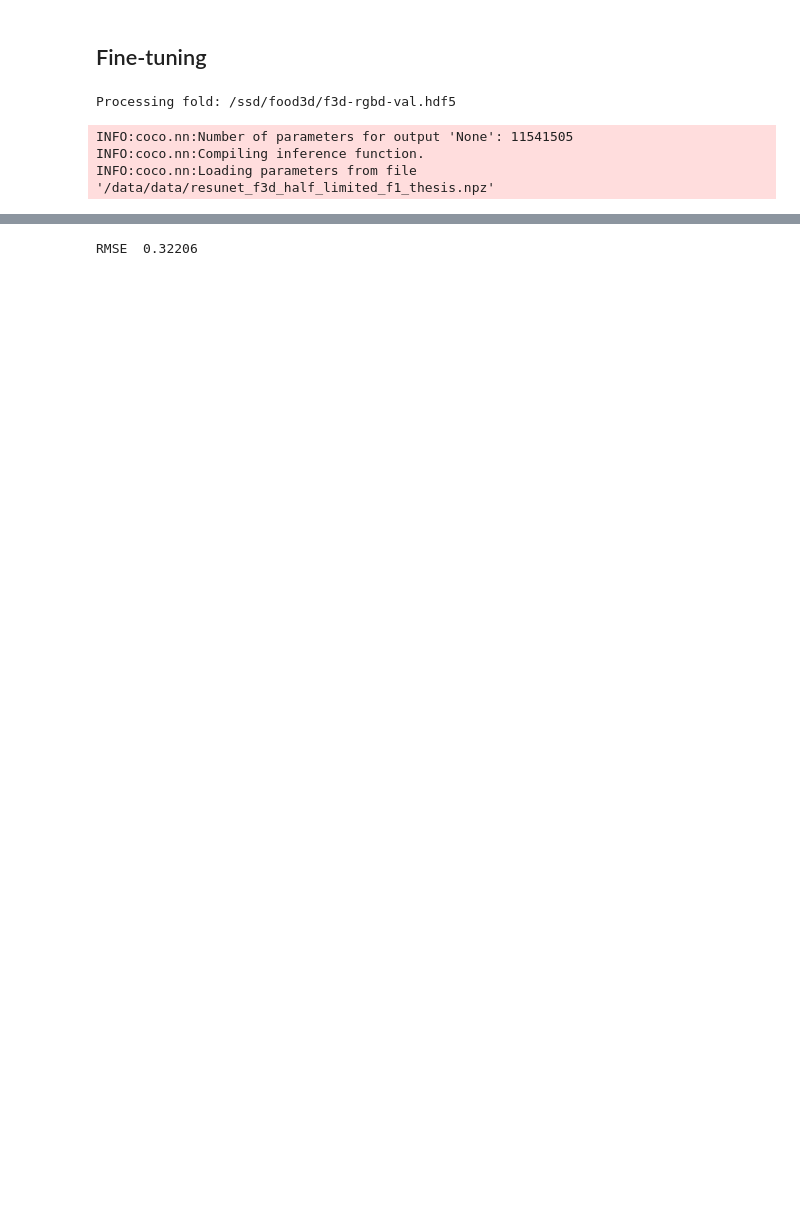
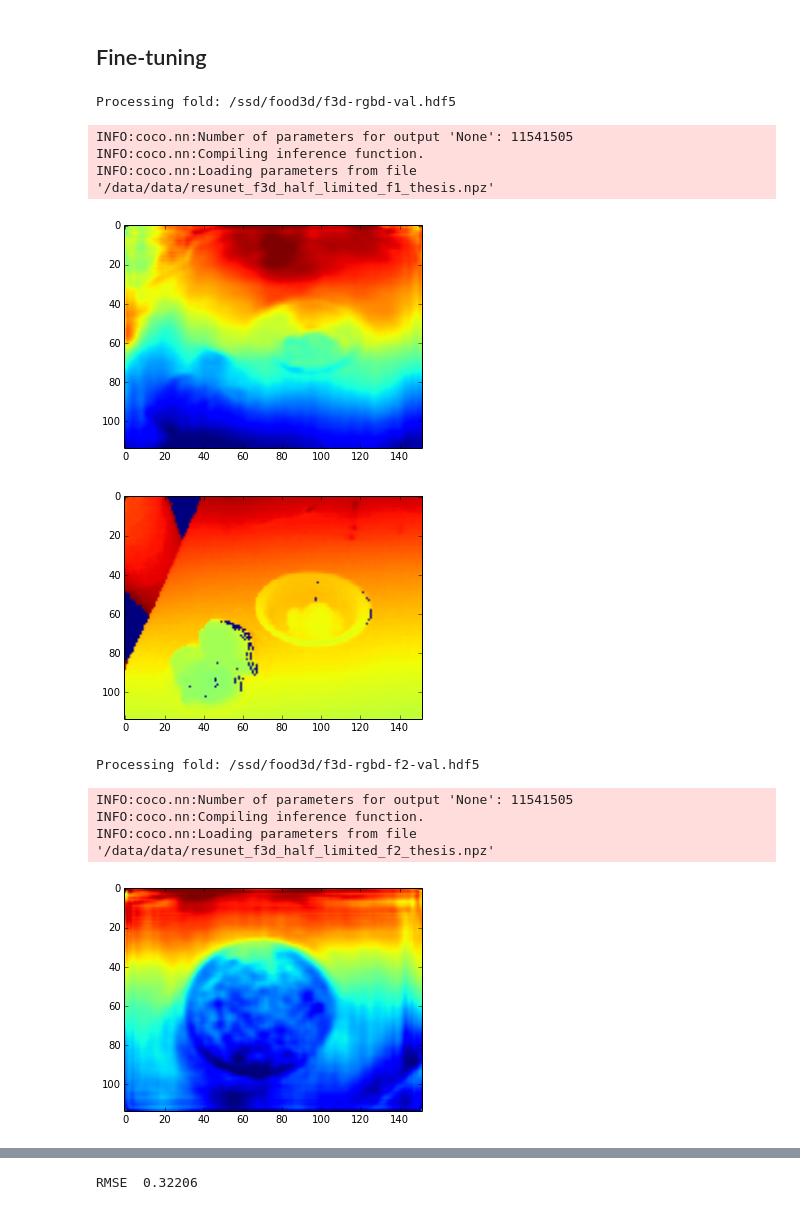
Before and after one commit to sebastian-schlecht/coco, a Jupyter notebook: experiments/evaluate_experiments.ipynb, the cells around one changed output, grey strips where cells are left out. Saved outputs shown, nothing was run; the diff lists cells and outputs as text; code cells hidden in the pictures; blank space fills up the shorter version.

Commit message:
Thesis - first eval notebook

```diff
--- a/experiments/evaluate_experiments.ipynb
+++ b/experiments/evaluate_experiments.ipynb
@@ -192,7 +192,8 @@ val
 ## Fine-tuning
 # %%
 folds = [
-    ("/data/data/resunet_f3d_half_limited_f1_thesis.npz", '/ssd/food3d/f3d-rgbd-val.hdf5')
+    ("/data/data/resunet_f3d_half_limited_f1_thesis.npz", '/ssd/food3d/f3d-rgbd-val.hdf5'),
+    ("/data/data/resunet_f3d_half_limited_f2_thesis.npz", '/ssd/food3d/f3d-rgbd-f2-val.hdf5')
 ]
 # %%
 """
@@ -231,36 +232,51 @@ for model, db  in folds:
     print "Processing fold: %s" % db
     f = h5py.File(db)
     scaffolder = DepthPredictionScaffolder(ResidualDepth, inference=True, k=0.5)
     scaffolder.compile()
     scaffolder.load(model)
 
     # Splitting is done by pre-processor
-    images = np.array(f["rgbd"])
-    depths = np.array(f["rgbd"])
+    images_loaded = np.array(f["rgbd"])
+    depths_loaded = np.array(f["rgbd"])
 
 
-    for index in range(images.shape[0]):
-        images = images[index][np.newaxis]
-        depths = depths[index][np.newaxis]
+    for index in range(images_loaded.shape[0]):
+        if index!=5:
+            continue
+        images = images_loaded[index][np.newaxis]
+        depths = depths_loaded[index][np.newaxis]
 
         # Pre process
         images, depths = preprocess(images, depths)
         # Infer
         pred = scaffolder.infer(images)[0]
 
         # Post process
         pred = post_process_depth(pred)
 
+        plt.imshow(pred.squeeze())
+        plt.show()
+
+        plt.imshow(depths.squeeze())
+        plt.show()
+
         cropped_depths.append(depths)
         predictions.append(pred)
 
-        break
+
 
 gt = np.concatenate(cropped_depths).squeeze()
 predictions = np.concatenate(predictions).squeeze()
 assert gt.shape == predictions.shape
 # %% [output]
 Processing fold: /ssd/food3d/f3d-rgbd-val.hdf5
 INFO:coco.nn:Number of parameters for output 'None': 11541505
 INFO:coco.nn:Compiling inference function.
 INFO:coco.nn:Loading parameters from file '/data/data/resunet_f3d_half_limited_f1_thesis.npz'
+[figure, added]
+[figure, added]
+Processing fold: /ssd/food3d/f3d-rgbd-f2-val.hdf5
+INFO:coco.nn:Number of parameters for output 'None': 11541505
+INFO:coco.nn:Compiling inference function.
+INFO:coco.nn:Loading parameters from file '/data/data/resunet_f3d_half_limited_f2_thesis.npz'
+[figure, added]
```
Also changed, not shown: parts of 4 cells of this notebook, 4 other files.
